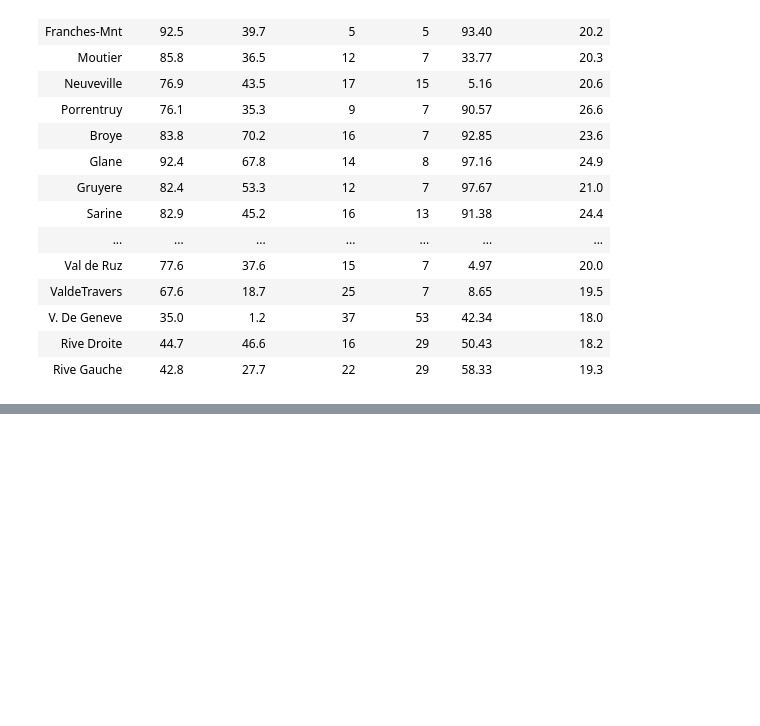
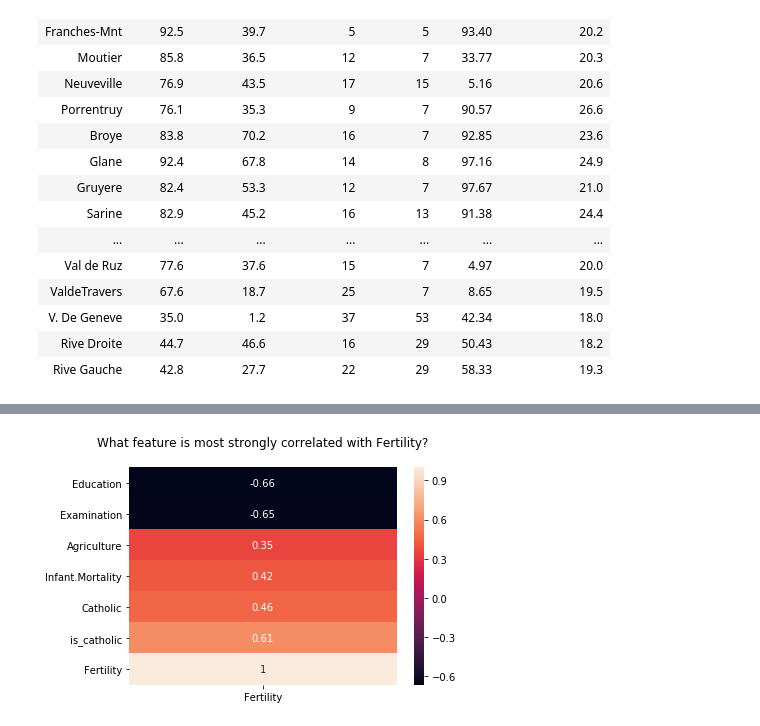
Before and after one commit to RyanMcCall/python-exercises, a Jupyter notebook: 4.8.5_seaborn_exercises.ipynb, the cells around one changed output, grey strips where cells are left out. Drawn from its saved outputs; the diff is of its cells as text; code cells hidden in the pictures; blank space fills up the shorter version.

```diff
--- a/4.8.5_seaborn_exercises.ipynb
+++ b/4.8.5_seaborn_exercises.ipynb
@@ -250,0 +247,3 @@ sns.heatmap(swiss.corr(), annot=True, cmap='Greens')
+# %%
+swiss_corr = swiss.corr()
+swiss_corr
@@ -250,0 +259,8 @@ sns.heatmap(swiss.corr(), annot=True, cmap='Greens')
+# %%
+fert_corr = sns.heatmap(swiss_corr[['Fertility']].sort_values(by=['Fertility']), annot=True)
+bottom, top = fert_corr.get_ylim()
+fert_corr.set_ylim(bottom + 0.5, top - 0.5)
+plt.title("What feature is most strongly correlated with Fertility?\n")
+plt.show()
+# %% [output]
+[figure, added]
```
Also changed, not shown: parts of 19 cells of this notebook.
